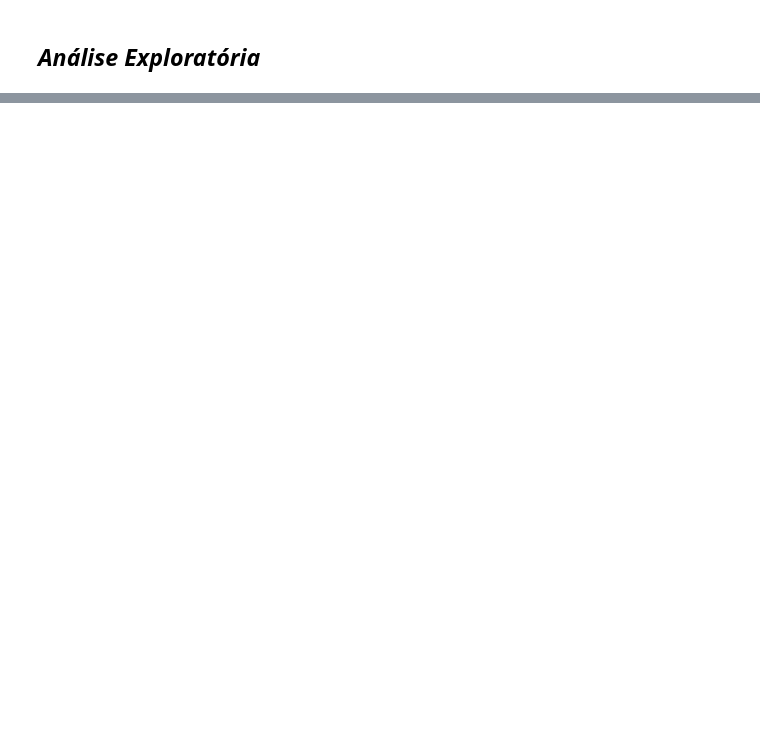
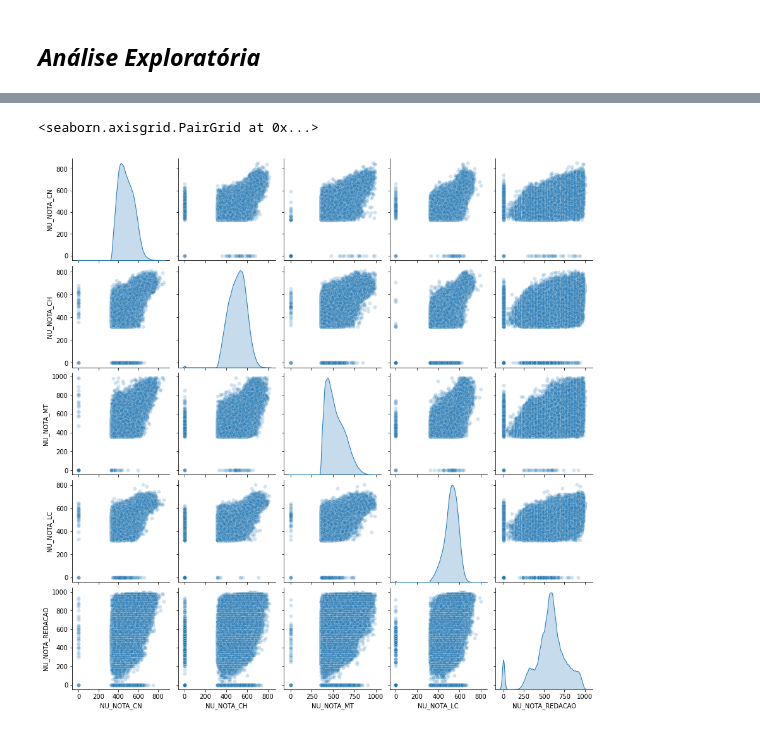
Before and after one commit to samuel-guedes/data_science, a Jupyter notebook: Análise_de_ENEM_2019.ipynb, the cells around one changed output, grey strips where cells are left out. Drawn from its saved outputs; the diff is of its cells as text; code cells hidden in the pictures; blank space fills up the shorter version.

```diff
--- a/Análise_de_ENEM_2019.ipynb
+++ b/Análise_de_ENEM_2019.ipynb
@@ -57,0 +38,4 @@ Length: 136, dtype: object
+# %%
+provas = ["NU_NOTA_CN","NU_NOTA_CH","NU_NOTA_MT","NU_NOTA_LC","NU_NOTA_REDACAO"]
+print(base[provas].info(),'\n')
+print('Contagem de NaN:','\n',base[provas].isnull().sum())
@@ -74,0 +99,9 @@ base.describe()
+# %%
+#Utilizando a função pairplot do Seaborn é possível analizar a distribuição das notas (Diagonal) e Correlação entre elas.
+
+import seaborn as sns
+
+sns.pairplot(base[provas],diag_kind = 'kde', plot_kws = {'alpha': 0.2} )
+# %% [output]
+<seaborn.axisgrid.PairGrid at 0x...>
+[figure, added]
```
Also changed, not shown: parts of 6 cells of this notebook.
